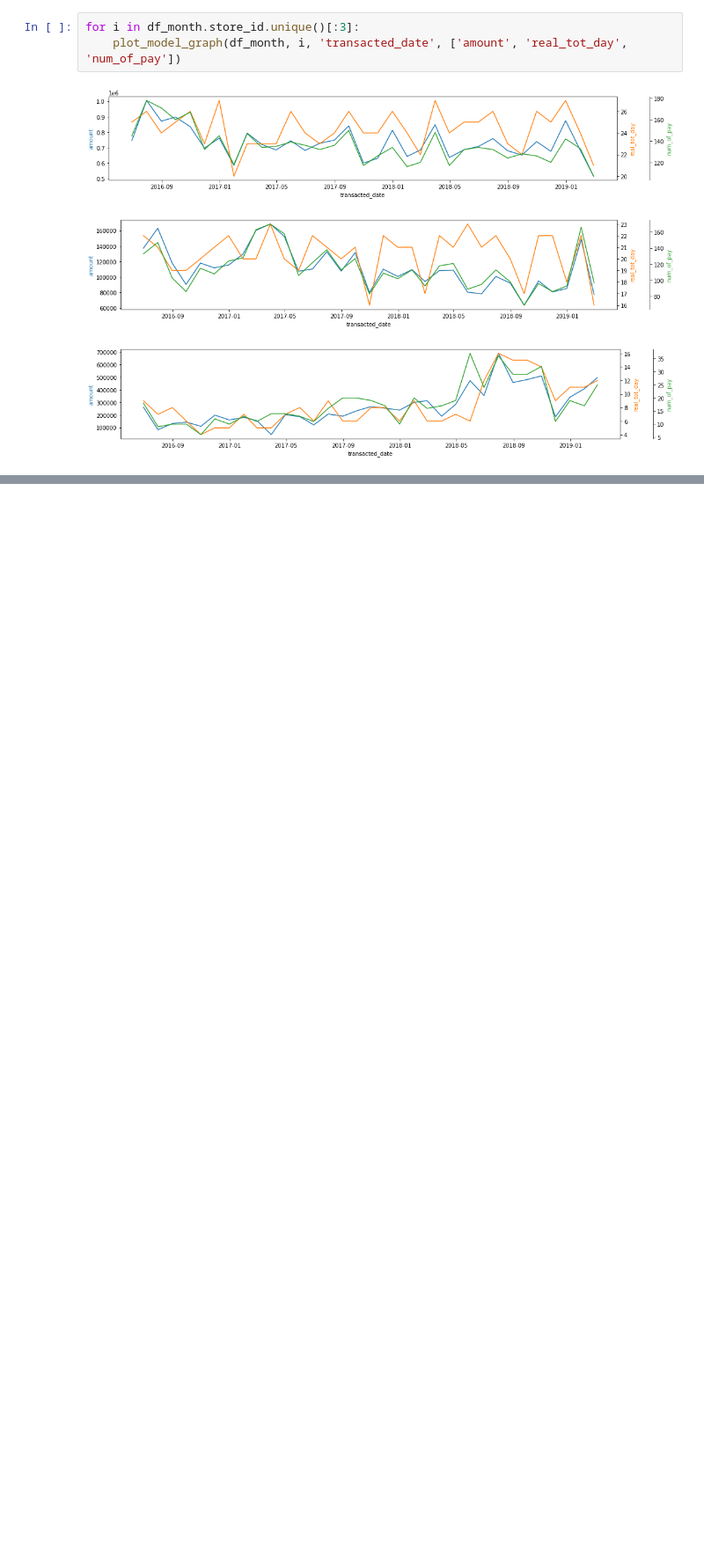
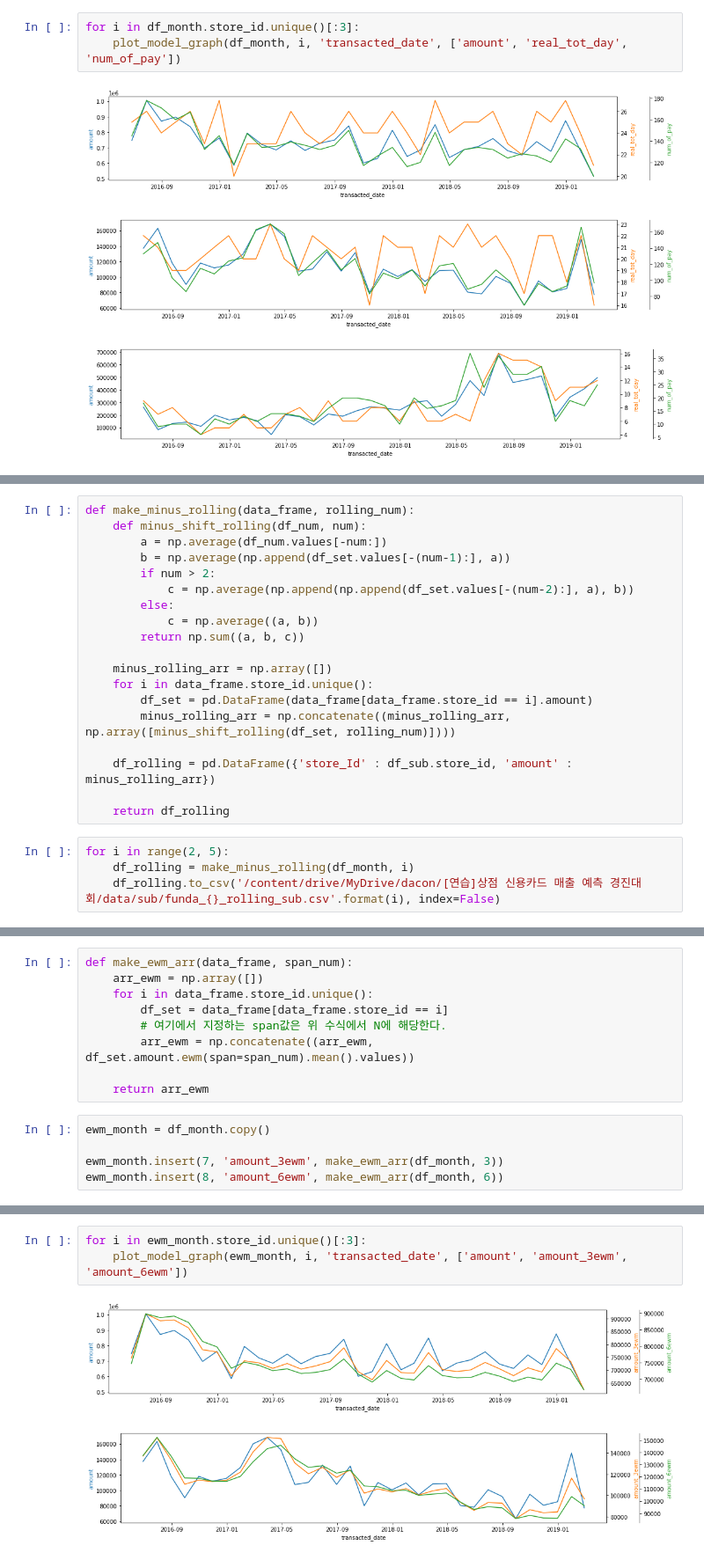
Before and after one commit to factorLee/kaggle-dacon, a Jupyter notebook: dacon/[연습]상점 신용카드 매출 예측 경진대회/baseline필사01.ipynb, the cells around one changed output, grey strips where cells are left out. Shown at 88% size. Saved outputs shown, nothing was run; the diff lists cells and outputs as text; blank space fills up the shorter version.

```diff
--- a/dacon/[연습]상점 신용카드 매출 예측 경진대회/baseline필사01.ipynb
+++ b/dacon/[연습]상점 신용카드 매출 예측 경진대회/baseline필사01.ipynb
@@ -480,0 +541,23 @@ for i in df_month.store_id.unique()[:3]:
+# %%
+def make_minus_rolling(data_frame, rolling_num):
+    def minus_shift_rolling(df_num, num):
+        a = np.average(df_num.values[-num:])
+        b = np.average(np.append(df_set.values[-(num-1):], a))
+        if num > 2:
+            c = np.average(np.append(np.append(df_set.values[-(num-2):], a), b))
+        else:
+            c = np.average((a, b))
+        return np.sum((a, b, c))
+
+    minus_rolling_arr = np.array([])
+    for i in data_frame.store_id.unique():
+        df_set = pd.DataFrame(data_frame[data_frame.store_id == i].amount)
+        minus_rolling_arr = np.concatenate((minus_rolling_arr, np.array([minus_shift_rolling(df_set, rolling_num)])))
+
+    df_rolling = pd.DataFrame({'store_Id' : df_sub.store_id, 'amount' : minus_rolling_arr})
+
+    return df_rolling
+# %%
+for i in range(2, 5):
+    df_rolling = make_minus_rolling(df_month, i)
+    df_rolling.to_csv('/content/drive/MyDrive/dacon/[연습]상점 신용카드 매출 예측 경진대회/data/sub/funda_{}_rolling_sub.csv'.format(i), index=False)
@@ -480,0 +567,14 @@ for i in df_month.store_id.unique()[:3]:
+# %%
+def make_ewm_arr(data_frame, span_num):
+    arr_ewm = np.array([])
+    for i in data_frame.store_id.unique():
+        df_set = data_frame[data_frame.store_id == i]
+        # 여기에서 지정하는 span값은 위 수식에서 N에 해당한다.
+        arr_ewm = np.concatenate((arr_ewm, df_set.amount.ewm(span=span_num).mean().values))
+
+    return arr_ewm
+# %%
+ewm_month = df_month.copy()
+
+ewm_month.insert(7, 'amount_3ewm', make_ewm_arr(df_month, 3))
+ewm_month.insert(8, 'amount_6ewm', make_ewm_arr(df_month, 6))
@@ -480,0 +588,6 @@ for i in df_month.store_id.unique()[:3]:
+# %%
+for i in ewm_month.store_id.unique()[:3]:
+    plot_model_graph(ewm_month, i, 'transacted_date', ['amount', 'amount_3ewm', 'amount_6ewm'])
+# %% [output]
+[figure, added]
+[figure, added]
```
Also changed, not shown: parts of 17 cells of this notebook.
